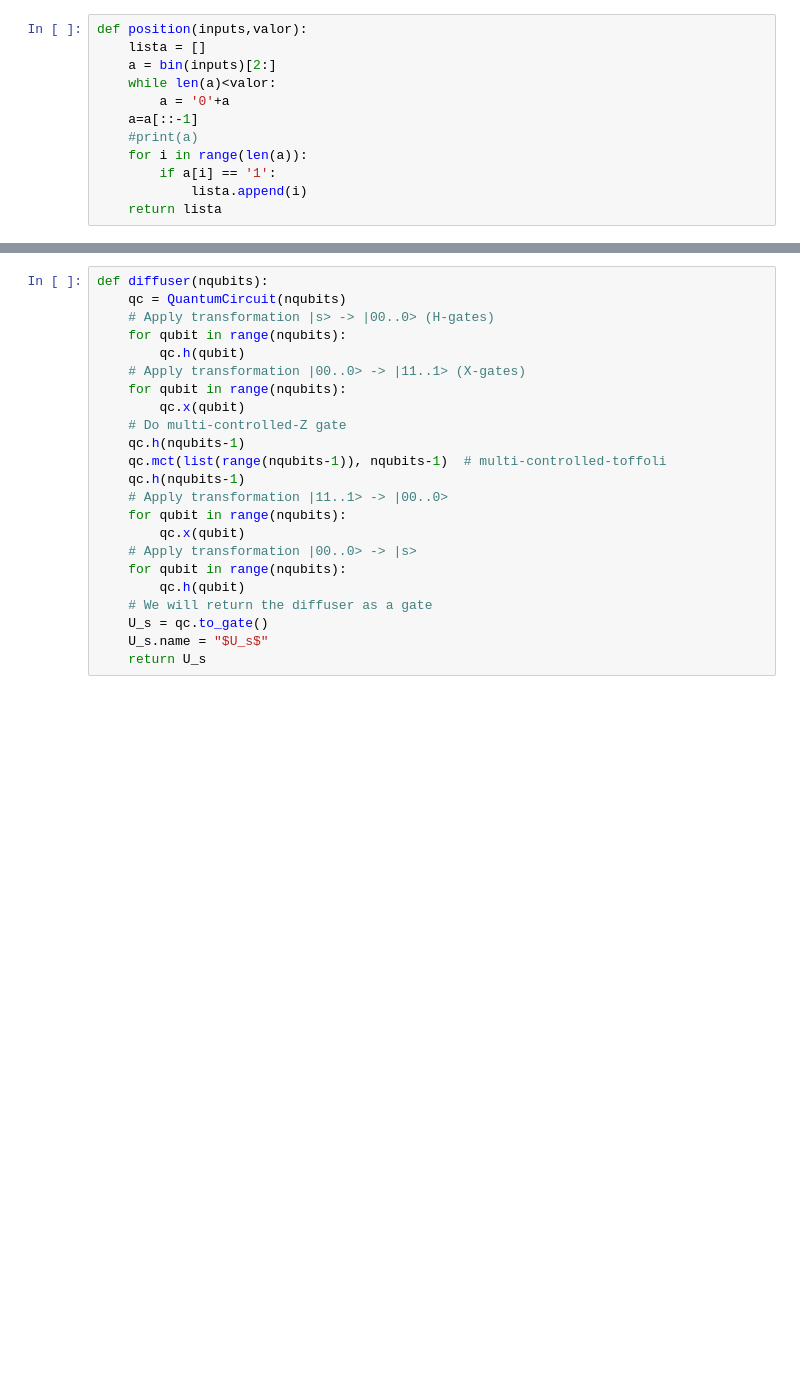
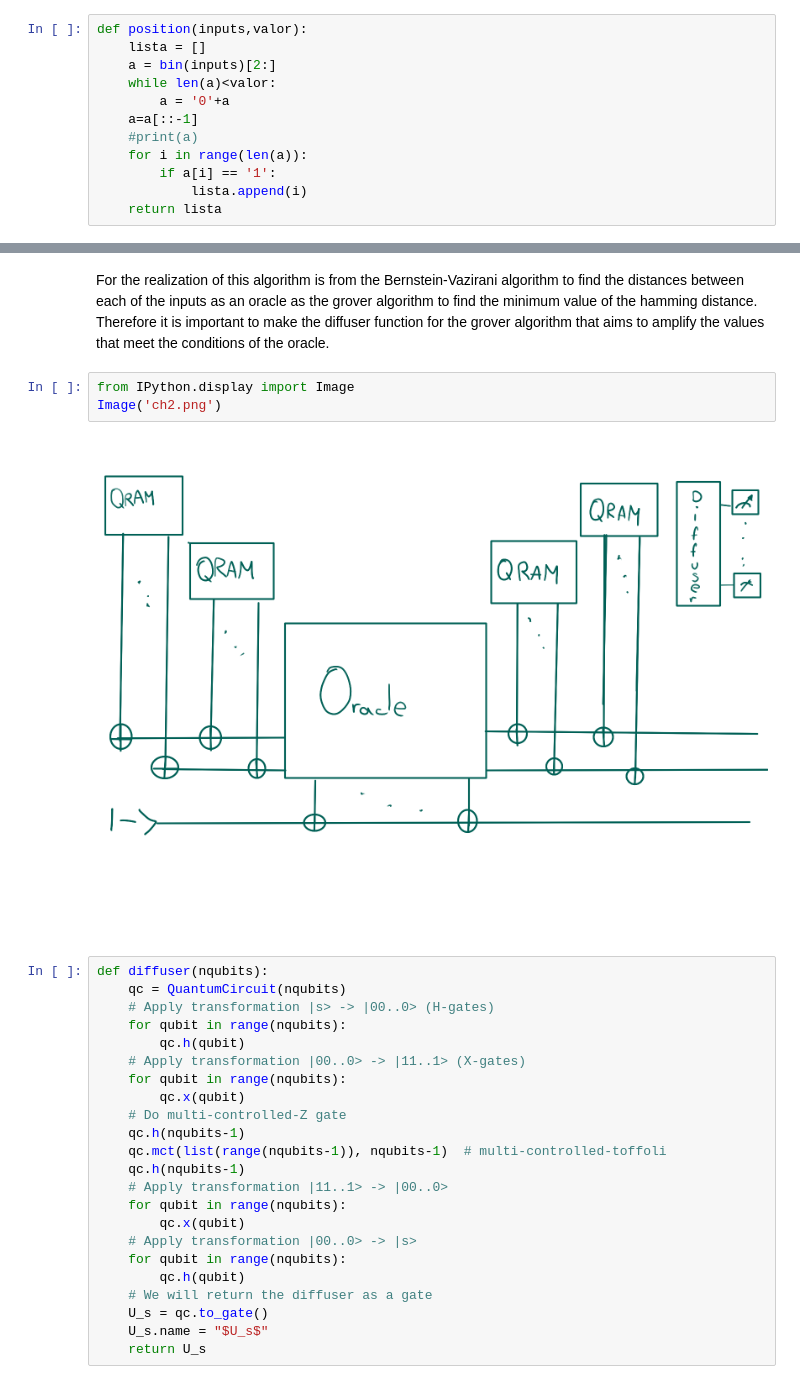
Before and after one commit to qosf/monthly-challenges, a Jupyter notebook: challenge-02/maldoalberto/challenge-02.ipynb, the cells around one changed output, grey strips where cells are left out. Cells and saved outputs as stored; diff of their text form; blank space fills up the shorter version.

```diff
--- a/challenge-02/maldoalberto/challenge-02.ipynb
+++ b/challenge-02/maldoalberto/challenge-02.ipynb
@@ -87,3 +87,10 @@ def position(inputs,valor):
+# %% [markdown]
+For the realization of this algorithm is from the Bernstein-Vazirani algorithm to find the distances between each of the inputs as an oracle as the grover algorithm to find the minimum value of the hamming distance. Therefore it is important to make the diffuser function for the grover algorithm that aims to amplify the values that meet the conditions of the oracle.
+# %%
+from IPython.display import Image
+Image('ch2.png')
+# %% [output]
+[figure, added]
 # %%
 def diffuser(nqubits):
     qc = QuantumCircuit(nqubits)
```
Also changed, not shown: parts of 37 cells of this notebook.
